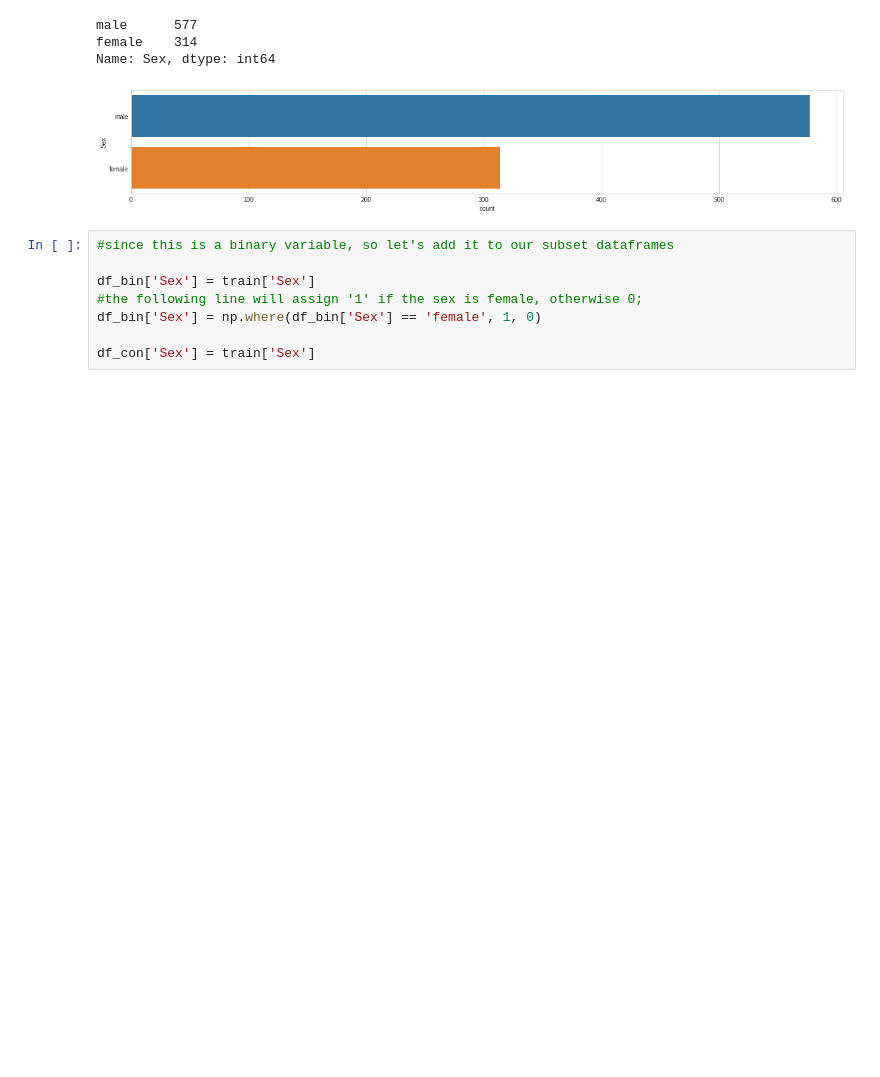
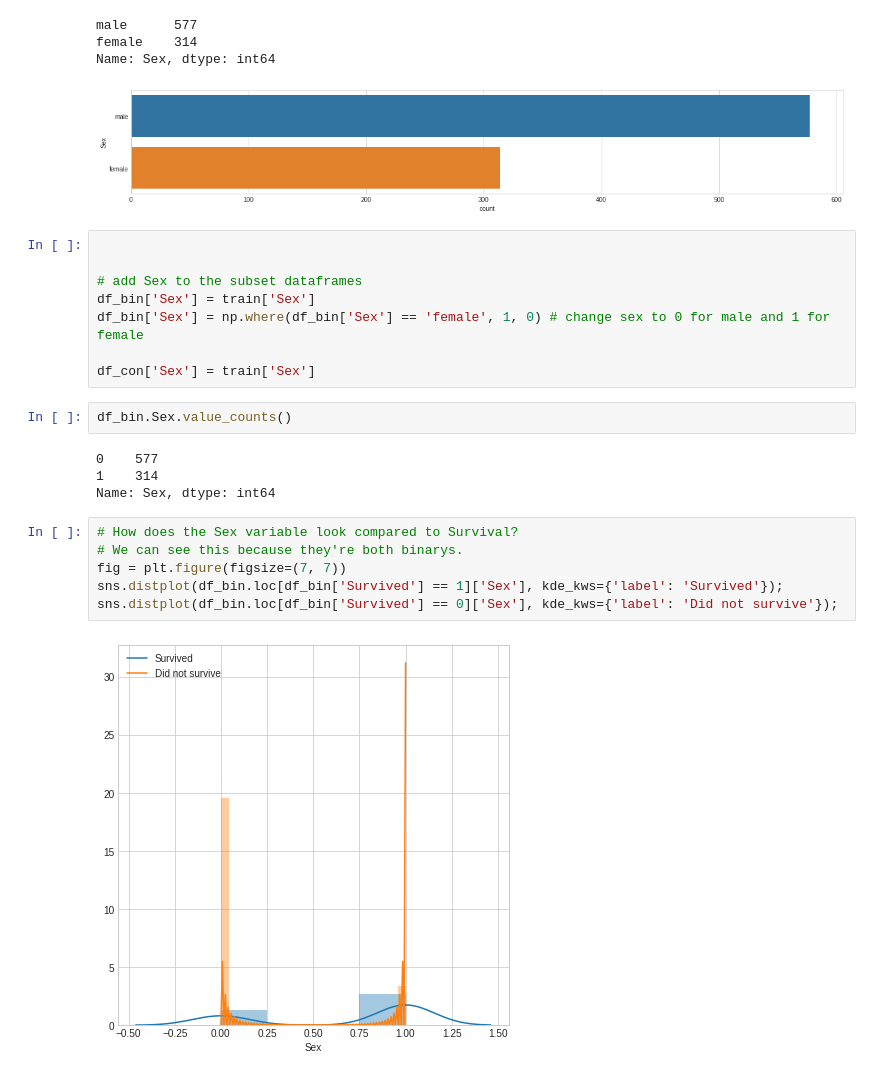
Before and after one commit to shubham-singh-ss/Titanic-ML, a Jupyter notebook: Titanic survivers.ipynb, the cells around one changed output. Cells and saved outputs as stored; diff of their text form; blank space fills up the shorter version.

```diff
--- a/Titanic survivers.ipynb
+++ b/Titanic survivers.ipynb
@@ -252,10 +254,24 @@ female    314
 Name: Sex, dtype: int64
 [figure]
 # %%
-#since this is a binary variable, so let's add it to our subset dataframes
 
+
+# add Sex to the subset dataframes
 df_bin['Sex'] = train['Sex']
-#the following line will assign '1' if the sex is female, otherwise 0;
-df_bin['Sex'] = np.where(df_bin['Sex'] == 'female', 1, 0)
+df_bin['Sex'] = np.where(df_bin['Sex'] == 'female', 1, 0) # change sex to 0 for male and 1 for female
 
 df_con['Sex'] = train['Sex']
+# %%
+df_bin.Sex.value_counts()
+# %% [output]
+0    577
+1    314
+Name: Sex, dtype: int64
+# %%
+# How does the Sex variable look compared to Survival?
+# We can see this because they're both binarys.
+fig = plt.figure(figsize=(7, 7))
+sns.distplot(df_bin.loc[df_bin['Survived'] == 1]['Sex'], kde_kws={'label': 'Survived'});
+sns.distplot(df_bin.loc[df_bin['Survived'] == 0]['Sex'], kde_kws={'label': 'Did not survive'});
+# %% [output]
+[figure, added]
```
Also changed, not shown: parts of 23 cells of this notebook.
